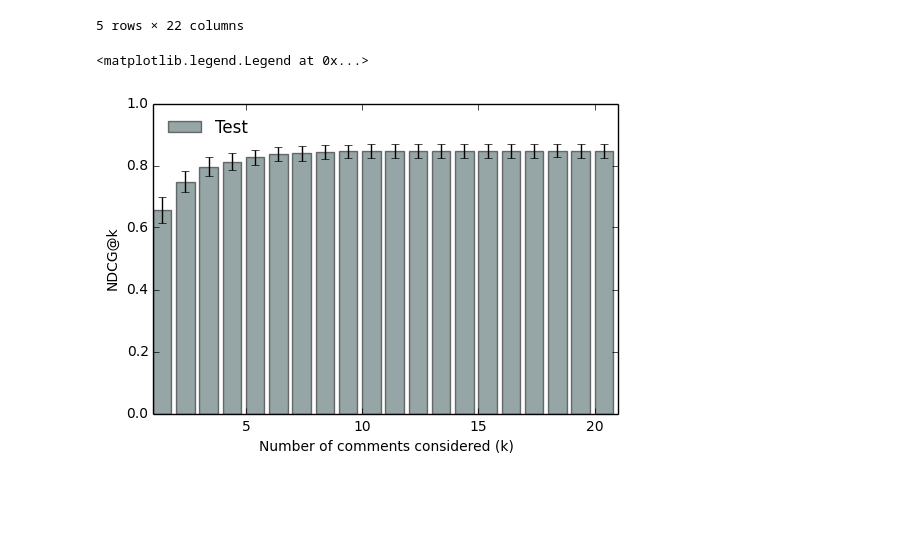
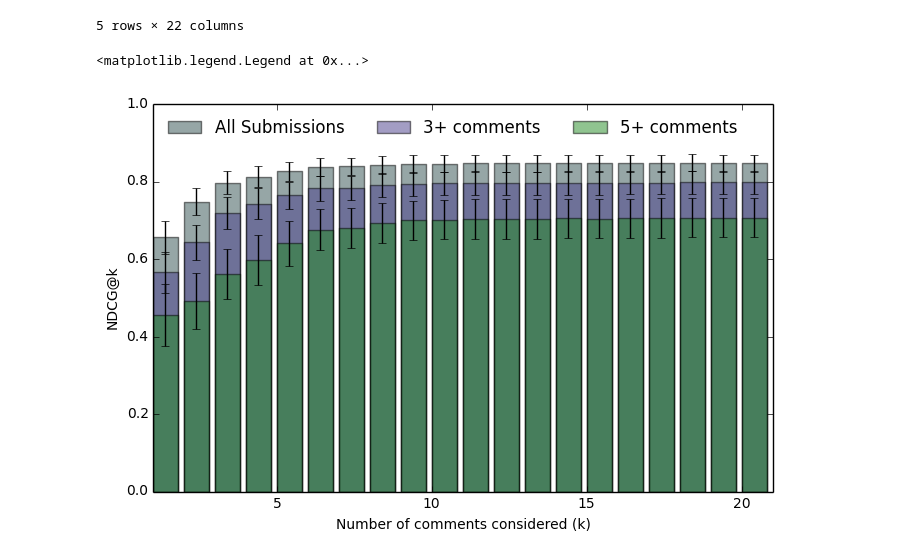
Before and after one commit to nlu-comment-ranker/code, a Jupyter notebook: Evaluation Demo.ipynb, the cells around one changed output. Cells and saved outputs as stored; diff of their text form; code cells hidden in the pictures; blank space fills up the shorter version.

Commit message:
Updated evaluation demo to show filtering by ncomments.

```diff
--- a/Evaluation Demo.ipynb
+++ b/Evaluation Demo.ipynb
@@ -33,18 +33,30 @@ evaldf.head()
 | 4 | 0.746988 | 0.936533 | 0.883689 | 0.933613 | 0.933998 | 0.933998 | 0.933998 | 0.933998 | 0.933998 | 0.933998 | ... | ... |
 5 rows × 22 columns
 # %%
+figure(figsize=(8,5))
+
 x = range(1,21)
+
+# All submissions
 y, yerr = evaluation.calc_y_yerr(evaldf, 20)
-bar(x, y, yerr=yerr, color='DarkSlateGray', ecolor='k', alpha=0.5, label="Test")
+bar(x, y, yerr=yerr, color='DarkSlateGray', ecolor='k', alpha=0.5, label="All Submissions")
+
+# Filter to submissions with >= 3 comments
+y, yerr = evaluation.calc_y_yerr(evaldf[evaldf.ncomments >= 3], 20)
+bar(x, y, yerr=yerr, color='DarkSlateBlue', ecolor='k', alpha=0.5, label="3+ comments")
+
+# Filter to submissions with >= 5 comments
+y, yerr = evaluation.calc_y_yerr(evaldf[evaldf.ncomments >= 5], 20)
+bar(x, y, yerr=yerr, color='ForestGreen', ecolor='k', alpha=0.5, label="5+ comments")
 
 xlim(1,21)
 ylim(0,1)
 
 ylabel("NDCG@k")
 xlabel("Number of comments considered (k)")
 legend(loc='upper left', frameon=False, ncol=3)
 # %% [output]
 <matplotlib.legend.Legend at 0x...>
-[figure, old version]
+[figure, new version]
 # %%
 legend?
```
